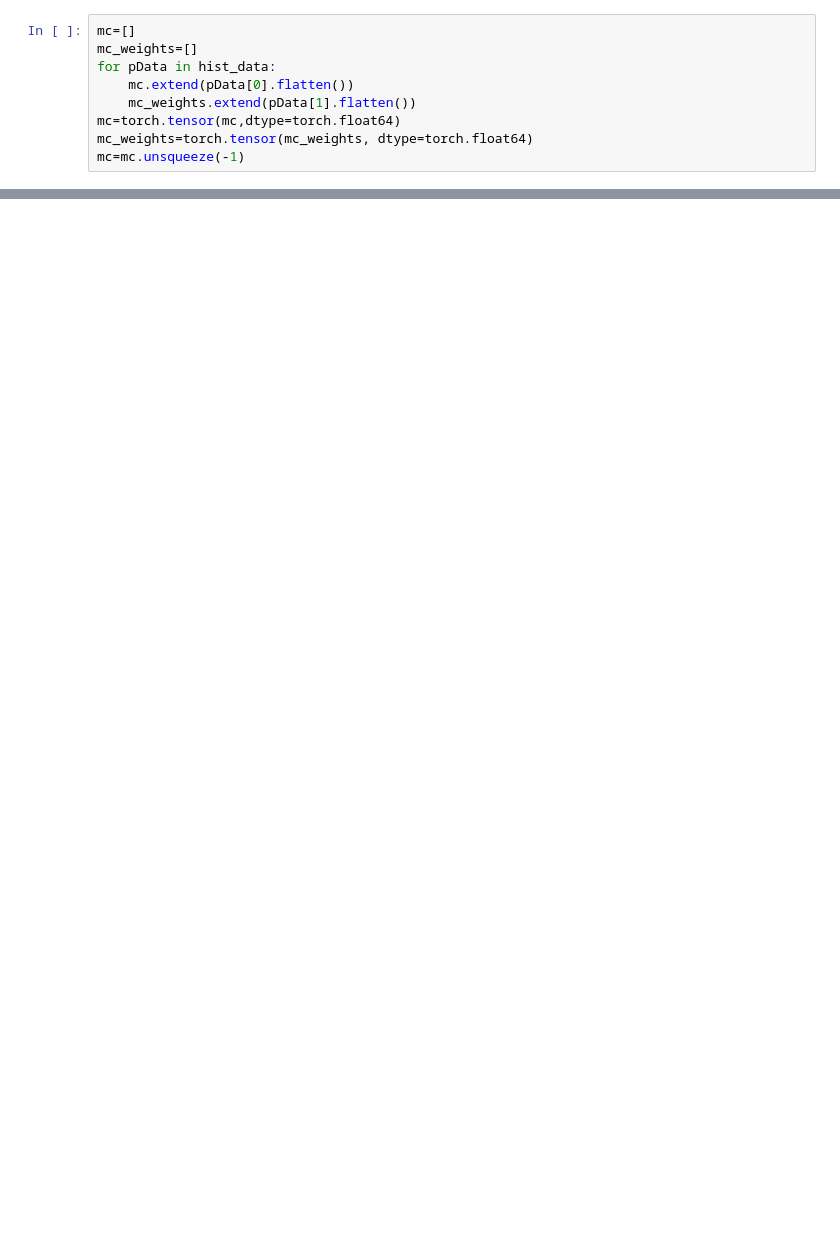
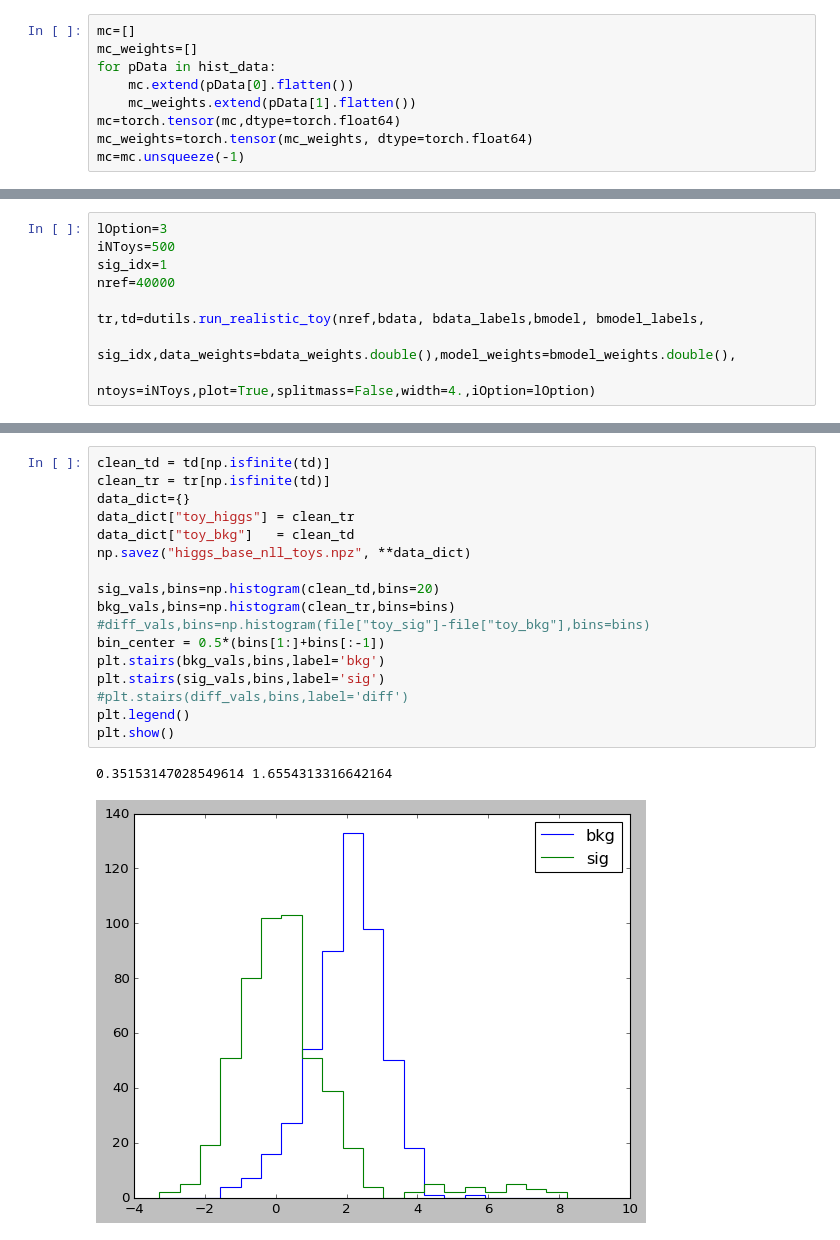
Before and after one commit to SamBT/phlab-neurips25, a Jupyter notebook: experiments/higgs/Higgs_NPLM_basic.ipynb, the cells around one changed output, grey strips where cells are left out. Cells and saved outputs as stored; diff of their text form; blank space fills up the shorter version.

```diff
--- a/experiments/higgs/Higgs_NPLM_basic.ipynb
+++ b/experiments/higgs/Higgs_NPLM_basic.ipynb
@@ -429,0 +438,9 @@ zemp 2.3263478740408408 + inf - 2.0537489106318225 0.01 0.01
+# %%
+lOption=3
+iNToys=500
+sig_idx=1
+nref=40000
+
+tr,td=dutils.run_realistic_toy(nref,bdata, bdata_labels,bmodel, bmodel_labels,
+                                sig_idx,data_weights=bdata_weights.double(),model_weights=bmodel_weights.double(),
+                                ntoys=iNToys,plot=True,splitmass=False,width=4.,iOption=lOption)
@@ -429,0 +465,20 @@ zemp 2.3263478740408408 + inf - 2.0537489106318225 0.01 0.01
+# %%
+clean_td = td[np.isfinite(td)]
+clean_tr = tr[np.isfinite(td)]
+data_dict={}
+data_dict["toy_higgs"] = clean_tr
+data_dict["toy_bkg"]   = clean_td
+np.savez("higgs_base_nll_toys.npz", **data_dict)
+
+sig_vals,bins=np.histogram(clean_td,bins=20)
+bkg_vals,bins=np.histogram(clean_tr,bins=bins)
+#diff_vals,bins=np.histogram(file["toy_sig"]-file["toy_bkg"],bins=bins)
+bin_center = 0.5*(bins[1:]+bins[:-1])
+plt.stairs(bkg_vals,bins,label='bkg')
+plt.stairs(sig_vals,bins,label='sig')
+#plt.stairs(diff_vals,bins,label='diff')
+plt.legend()
+plt.show()
+# %% [output]
+0.35153147028549614 1.6554313316642164
+[figure, added]
```
Also changed, not shown: parts of 8 cells of this notebook, 12 other files.
